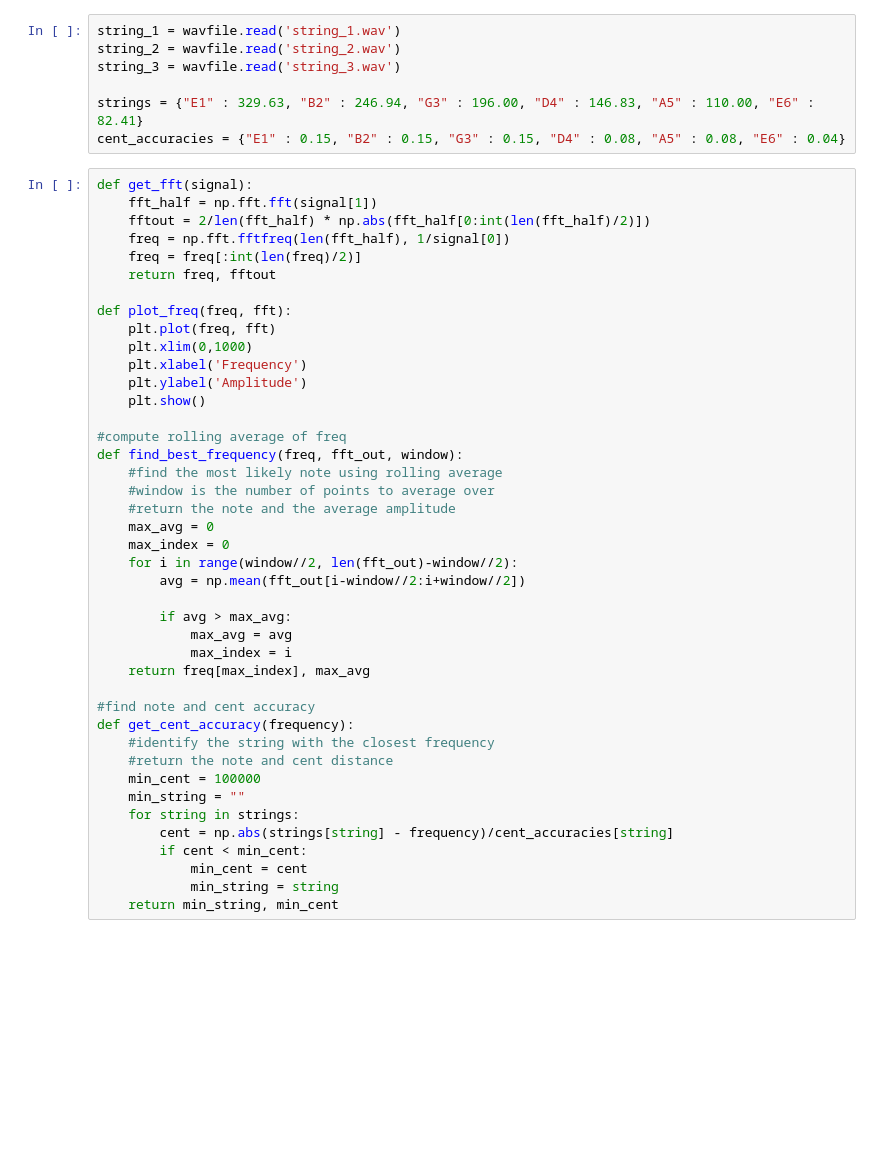
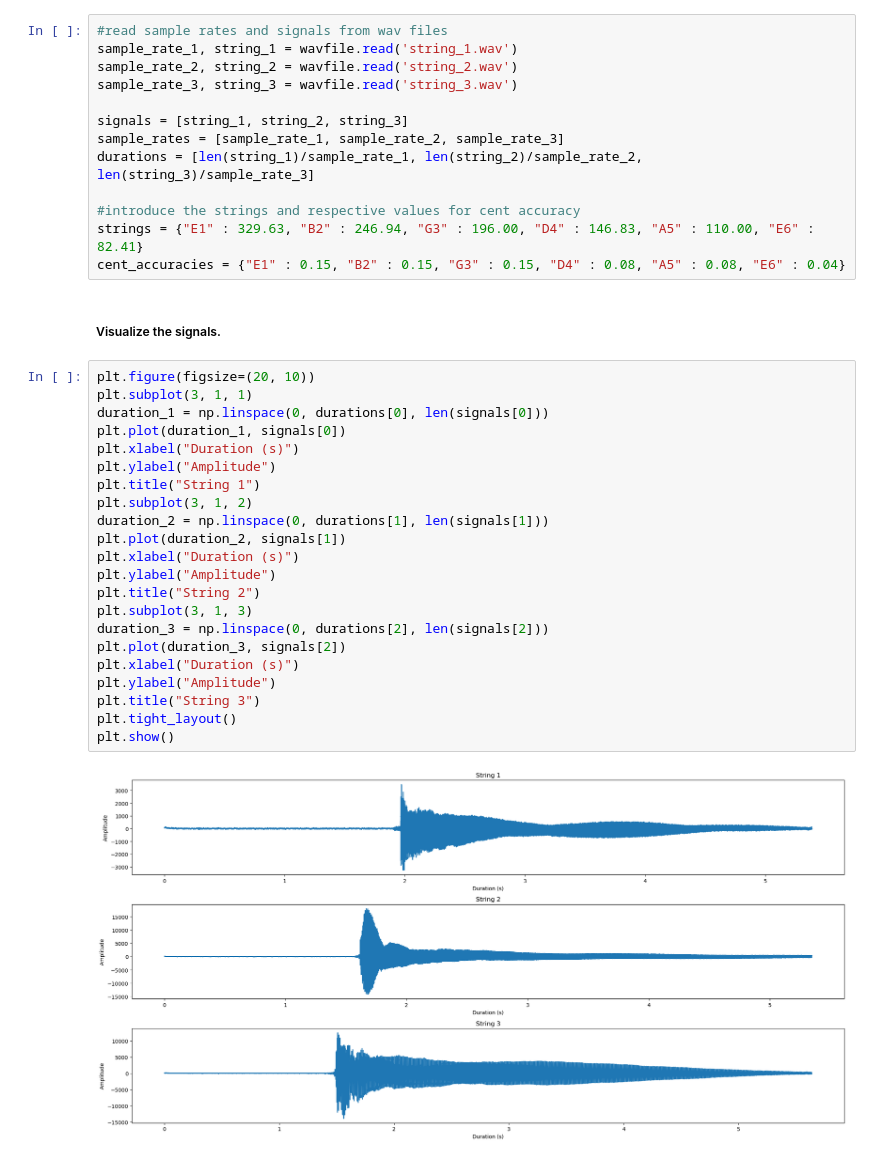
Before and after one commit to Dorin-D/m2-paris-saclay, a Jupyter notebook: Signal_Processing/guitar_tuner.ipynb, the cells around one changed output. Drawn from its saved outputs; the diff is of its cells as text; blank space fills up the shorter version.

```diff
--- a/Signal_Processing/guitar_tuner.ipynb
+++ b/Signal_Processing/guitar_tuner.ipynb
@@ -3,51 +11,41 @@ import scipy.io.wavfile as wavfile
 import numpy as np
 import matplotlib.pyplot as plt
 # %%
-string_1 = wavfile.read('string_1.wav')
-string_2 = wavfile.read('string_2.wav')
-string_3 = wavfile.read('string_3.wav')
+#read sample rates and signals from wav files
+sample_rate_1, string_1 = wavfile.read('string_1.wav')
+sample_rate_2, string_2 = wavfile.read('string_2.wav')
+sample_rate_3, string_3 = wavfile.read('string_3.wav')
 
+signals = [string_1, string_2, string_3]
+sample_rates = [sample_rate_1, sample_rate_2, sample_rate_3]
+durations = [len(string_1)/sample_rate_1, len(string_2)/sample_rate_2, len(string_3)/sample_rate_3]
+
+#introduce the strings and respective values for cent accuracy
 strings = {"E1" : 329.63, "B2" : 246.94, "G3" : 196.00, "D4" : 146.83, "A5" : 110.00, "E6" : 82.41}
 cent_accuracies = {"E1" : 0.15, "B2" : 0.15, "G3" : 0.15, "D4" : 0.08, "A5" : 0.08, "E6" : 0.04}
-# %%
-def get_fft(signal):
-    fft_half = np.fft.fft(signal[1])
-    fftout = 2/len(fft_half) * np.abs(fft_half[0:int(len(fft_half)/2)])
-    freq = np.fft.fftfreq(len(fft_half), 1/signal[0])
-    freq = freq[:int(len(freq)/2)]
-    return freq, fftout
-
-def plot_freq(freq, fft):
-    plt.plot(freq, fft)
-    plt.xlim(0,1000)
-    plt.xlabel('Frequency')
-    plt.ylabel('Amplitude')
-    plt.show()
-
-#compute rolling average of freq
-def find_best_frequency(freq, fft_out, window):
-    #find the most likely note using rolling average
-    #window is the number of points to average over
-    #return the note and the average amplitude
-    max_avg = 0
-    max_index = 0
-    for i in range(window//2, len(fft_out)-window//2):
-        avg = np.mean(fft_out[i-window//2:i+window//2])
-
-        if avg > max_avg:
-            max_avg = avg
-            max_index = i
-    return freq[max_index], max_avg
-
-#find note and cent accuracy
-def get_cent_accuracy(frequency):
-    #identify the string with the closest frequency
-    #return the note and cent distance
-    min_cent = 100000
-    min_string = ""
-    for string in strings:
-        cent = np.abs(strings[string] - frequency)/cent_accuracies[string]
-        if cent < min_cent:
-            min_cent = cent
-            min_string = string
-    return min_string, min_cent
+# %% [markdown]
+##### Visualize the signals.
+# %%
+plt.figure(figsize=(20, 10))
+plt.subplot(3, 1, 1)
+duration_1 = np.linspace(0, durations[0], len(signals[0]))
+plt.plot(duration_1, signals[0])
+plt.xlabel("Duration (s)")
+plt.ylabel("Amplitude")
+plt.title("String 1")
+plt.subplot(3, 1, 2)
+duration_2 = np.linspace(0, durations[1], len(signals[1]))
+plt.plot(duration_2, signals[1])
+plt.xlabel("Duration (s)")
+plt.ylabel("Amplitude")
+plt.title("String 2")
+plt.subplot(3, 1, 3)
+duration_3 = np.linspace(0, durations[2], len(signals[2]))
+plt.plot(duration_3, signals[2])
+plt.xlabel("Duration (s)")
+plt.ylabel("Amplitude")
+plt.title("String 3")
+plt.tight_layout()
+plt.show()
+# %% [output]
+[figure, added]
```
Also changed, not shown: parts of 21 cells of this notebook, 1 other file.
